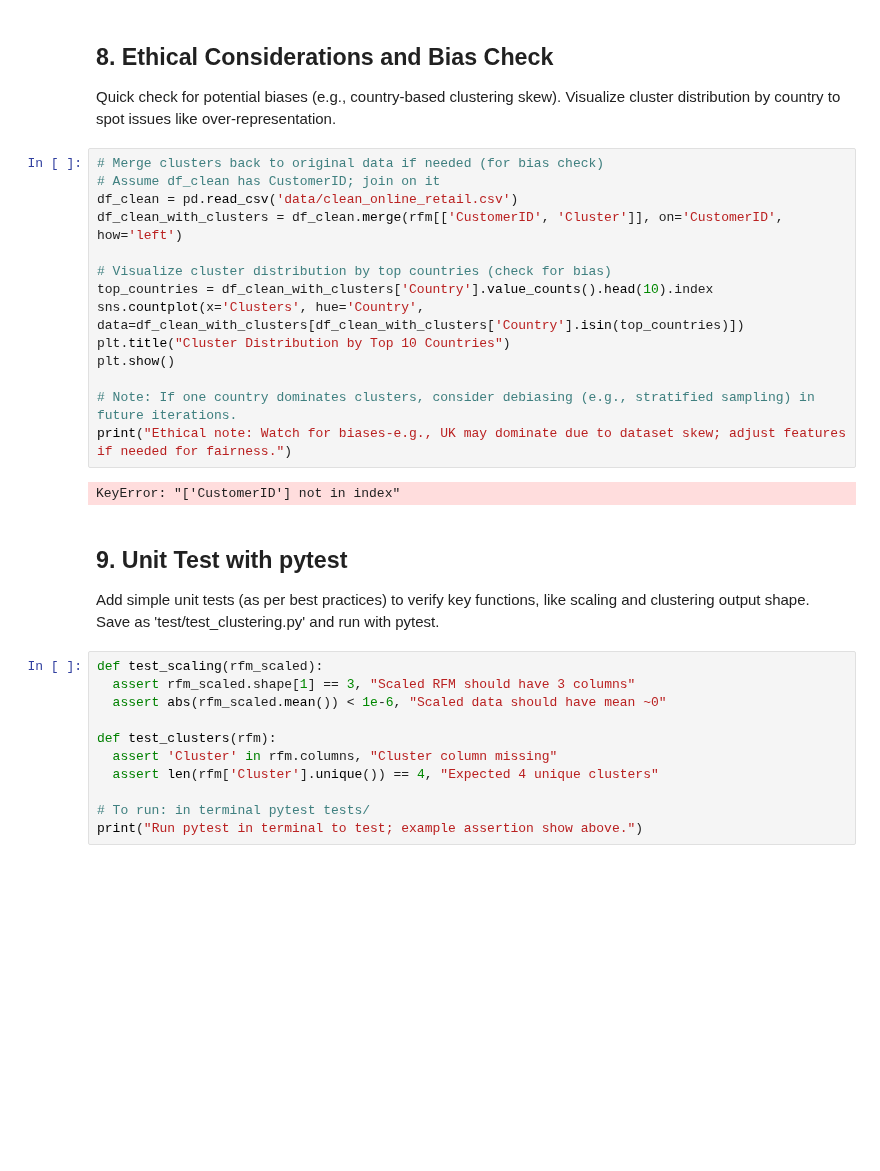
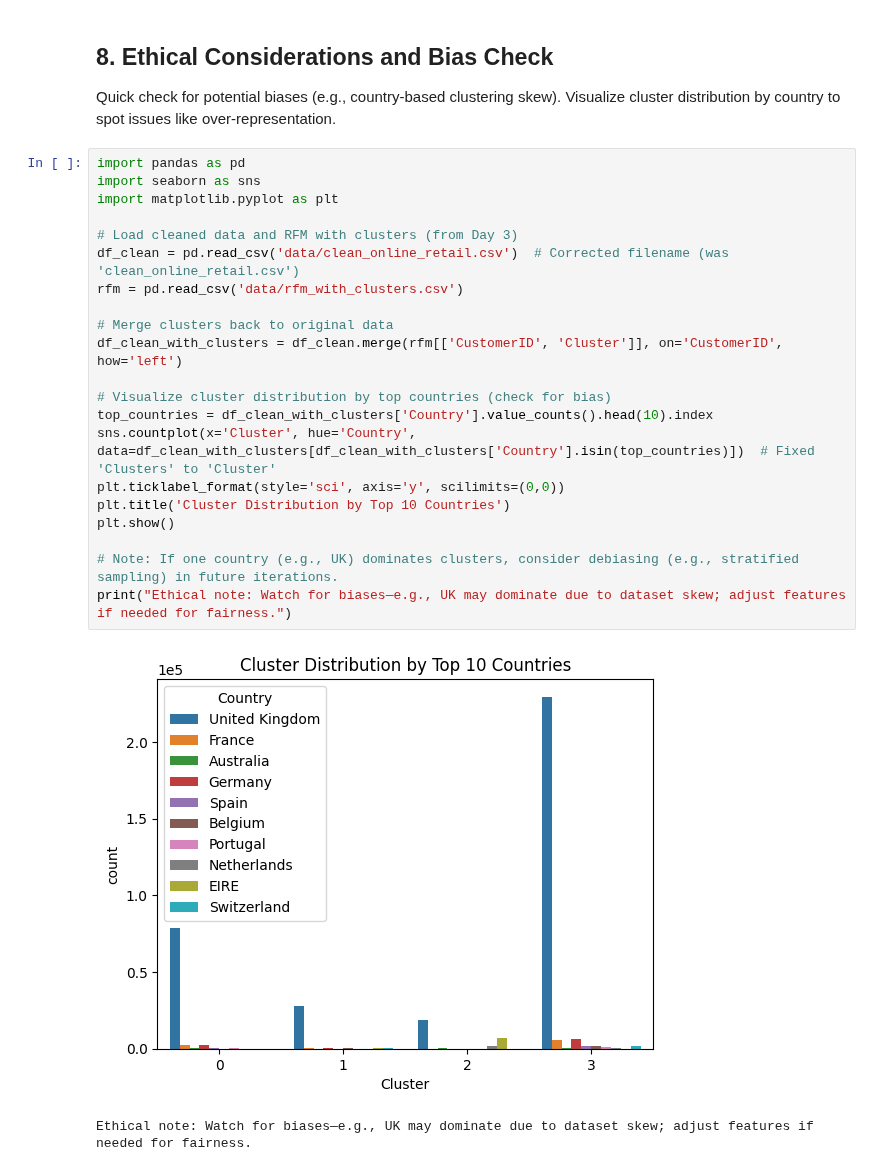
Before and after one commit to JerisonP/ecommerce-personalization-ml, a Jupyter notebook: customer_clustering.ipynb, the cells around one changed output. Saved outputs shown, nothing was run; the diff lists cells and outputs as text; blank space fills up the shorter version.

```diff
--- a/customer_clustering.ipynb
+++ b/customer_clustering.ipynb
@@ -123,32 +122,26 @@ RFM with clusters saved as 'data/rfm_with_clusters.csv'
 ## 8. Ethical Considerations and Bias Check
 Quick check for potential biases (e.g., country-based clustering skew). Visualize cluster distribution by country to spot issues like over-representation.
 # %%
-# Merge clusters back to original data if needed (for bias check)
-# Assume df_clean has CustomerID; join on it
-df_clean = pd.read_csv('data/clean_online_retail.csv')
+import pandas as pd
+import seaborn as sns
+import matplotlib.pyplot as plt
+
+# Load cleaned data and RFM with clusters (from Day 3)
+df_clean = pd.read_csv('data/clean_online_retail.csv')  # Corrected filename (was 'clean_online_retail.csv')
+rfm = pd.read_csv('data/rfm_with_clusters.csv')
+
+# Merge clusters back to original data
 df_clean_with_clusters = df_clean.merge(rfm[['CustomerID', 'Cluster']], on='CustomerID', how='left')
 
 # Visualize cluster distribution by top countries (check for bias)
 top_countries = df_clean_with_clusters['Country'].value_counts().head(10).index
-sns.countplot(x='Clusters', hue='Country', data=df_clean_with_clusters[df_clean_with_clusters['Country'].isin(top_countries)])
-plt.title("Cluster Distribution by Top 10 Countries")
+sns.countplot(x='Cluster', hue='Country', data=df_clean_with_clusters[df_clean_with_clusters['Country'].isin(top_countries)])  # Fixed 'Clusters' to 'Cluster'
+plt.ticklabel_format(style='sci', axis='y', scilimits=(0,0))
+plt.title('Cluster Distribution by Top 10 Countries')
 plt.show()
 
-# Note: If one country dominates clusters, consider debiasing (e.g., stratified sampling) in future iterations.
-print("Ethical note: Watch for biases-e.g., UK may dominate due to dataset skew; adjust features if needed for fairness.")
+# Note: If one country (e.g., UK) dominates clusters, consider debiasing (e.g., stratified sampling) in future iterations.
+print("Ethical note: Watch for biases—e.g., UK may dominate due to dataset skew; adjust features if needed for fairness.")
 # %% [output]
+[figure, added]
-KeyError: "['CustomerID'] not in index"
+Ethical note: Watch for biases—e.g., UK may dominate due to dataset skew; adjust features if needed for fairness.
-# %% [markdown]
-## 9. Unit Test with pytest
-Add simple unit tests (as per best practices) to verify key functions, like scaling and clustering output shape. Save as 'test/test_clustering.py' and run with pytest.
-# %%
-def test_scaling(rfm_scaled):
-  assert rfm_scaled.shape[1] == 3, "Scaled RFM should have 3 columns"
-  assert abs(rfm_scaled.mean()) < 1e-6, "Scaled data should have mean ~0"
-
-def test_clusters(rfm):
-  assert 'Cluster' in rfm.columns, "Cluster column missing"
-  assert len(rfm['Cluster'].unique()) == 4, "Expected 4 unique clusters"
-
-# To run: in terminal pytest tests/
-print("Run pytest in terminal to test; example assertion show above.")
```
Also changed, not shown: parts of 5 cells of this notebook, 8 other files.
